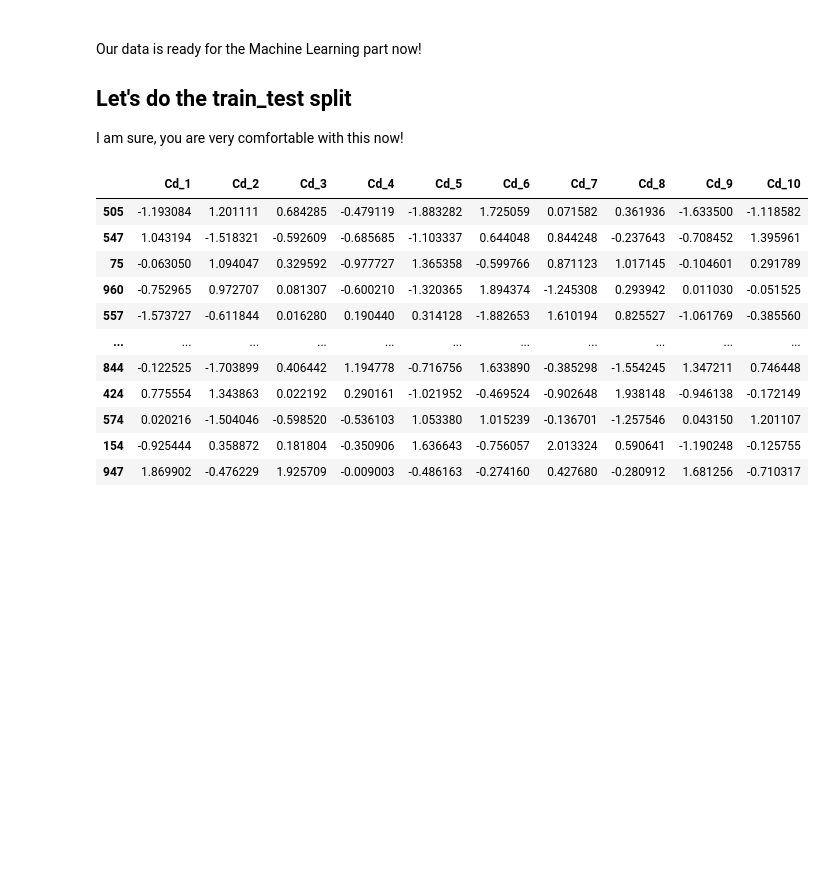
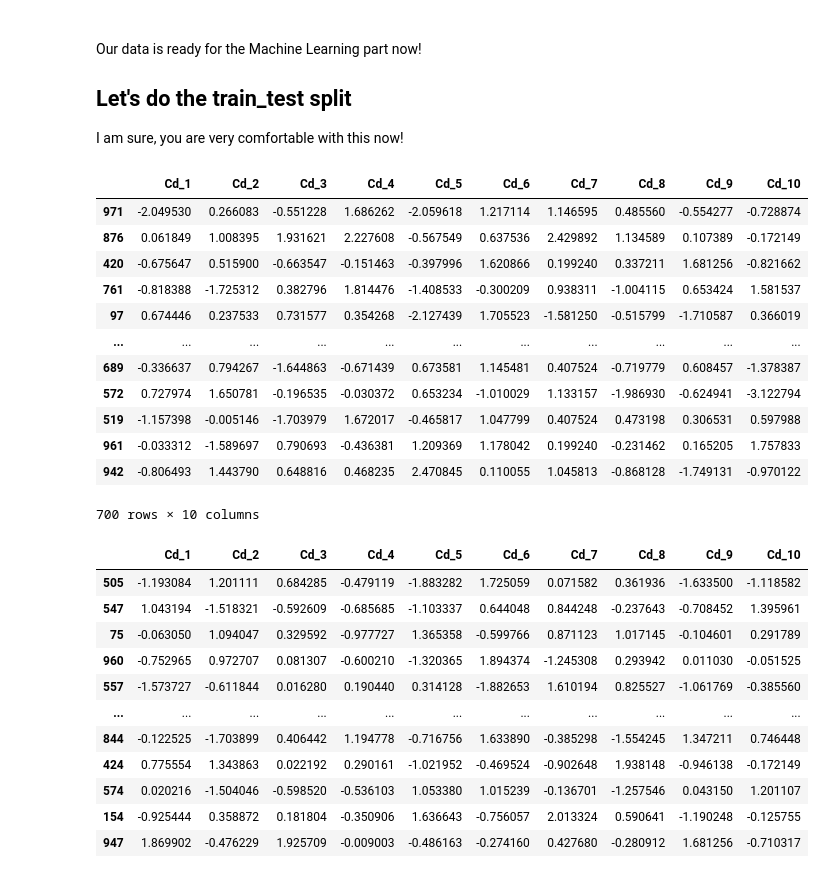
Before and after one commit to ZAT90/assignments_mlcourse, a Jupyter notebook: Assignment 11/KNN.ipynb, the cells around one changed output. Saved outputs shown, nothing was run; the diff lists cells and outputs as text; code cells hidden in the pictures; blank space fills up the shorter version.

```diff
--- a/Assignment 11/KNN.ipynb
+++ b/Assignment 11/KNN.ipynb
@@ -94,0 +124,5 @@ Let's split the data so that we can fit the `scaler` to the features only!
+# %%
+#Code Here
+X = df.drop(columns=['Result'])
+Y = df['Result']
+X
@@ -113,0 +160,5 @@ Let's fit `scaler` to the features now!
+# %%
+#Code here
+from sklearn.preprocessing import StandardScaler
+scaler = StandardScaler()
+scaler.fit(X)
@@ -119,3 +172,5 @@ So, we have the fitted features to the `scaler` object. We will use this `scaler
 Let's pass the features to `scaler.transform()` to get standardized features in `scaled_features`!
 # %%
 # code here
+X_scaled_transformed = scaler.transform(X)
+X_scaled_transformed
@@ -171,0 +231,4 @@ Index(['Cd_1', 'Cd_2', 'Cd_3', 'Cd_4', 'Cd_5', 'Cd_6', 'Cd_7', 'Cd_8', 'Cd_9',
+# %%
+# code here
+X_scaled_df = pd.DataFrame(X_scaled_transformed, columns=X.columns)
+X_scaled_df
@@ -194,3 +269,22 @@ I am sure, you are very comfortable with this now!
+# %%
+# Code here
+from sklearn.model_selection import train_test_split
+X_train, X_test, y_train, y_test = train_test_split(X_scaled_df, Y, test_size=0.3)
+X_train
+# %% [output]
+|  | Cd_1 | Cd_2 | Cd_3 | Cd_4 | Cd_5 | Cd_6 | Cd_7 | Cd_8 | Cd_9 | Cd_10 |
+| 971 | -2.049530 | 0.266083 | -0.551228 | 1.686262 | -2.059618 | 1.217114 | 1.146595 | 0.485560 | -0.554277 | -0.728874 |
+| 876 | 0.061849 | 1.008395 | 1.931621 | 2.227608 | -0.567549 | 0.637536 | 2.429892 | 1.134589 | 0.107389 | -0.172149 |
+| 420 | -0.675647 | 0.515900 | -0.663547 | -0.151463 | -0.397996 | 1.620866 | 0.199240 | 0.337211 | 1.681256 | -0.821662 |
+| 761 | -0.818388 | -1.725312 | 0.382796 | 1.814476 | -1.408533 | -0.300209 | 0.938311 | -1.004115 | 0.653424 | 1.581537 |
+| 97 | 0.674446 | 0.237533 | 0.731577 | 0.354268 | -2.127439 | 1.705523 | -1.581250 | -0.515799 | -1.710587 | 0.366019 |
+| ... | ... | ... | ... | ... | ... | ... | ... | ... | ... | ... |
+| 689 | -0.336637 | 0.794267 | -1.644863 | -0.671439 | 0.673581 | 1.145481 | 0.407524 | -0.719779 | 0.608457 | -1.378387 |
+| 572 | 0.727974 | 1.650781 | -0.196535 | -0.030372 | 0.653234 | -1.010029 | 1.133157 | -1.986930 | -0.624941 | -3.122794 |
+| 519 | -1.157398 | -0.005146 | -1.703979 | 1.672017 | -0.465817 | 1.047799 | 0.407524 | 0.473198 | 0.306531 | 0.597988 |
+| 961 | -0.033312 | -1.589697 | 0.790693 | -0.436381 | 1.209369 | 1.178042 | 0.199240 | -0.231462 | 0.165205 | 1.757833 |
+| 942 | -0.806493 | 1.443790 | 0.648816 | 0.468235 | 2.470845 | 0.110055 | 1.045813 | -0.868128 | -1.749131 | -0.970122 |
+700 rows × 10 columns
 # %%
 # %% [output]
 |  | Cd_1 | Cd_2 | Cd_3 | Cd_4 | Cd_5 | Cd_6 | Cd_7 | Cd_8 | Cd_9 | Cd_10 |
```
Also changed, not shown: parts of 20 cells of this notebook.
